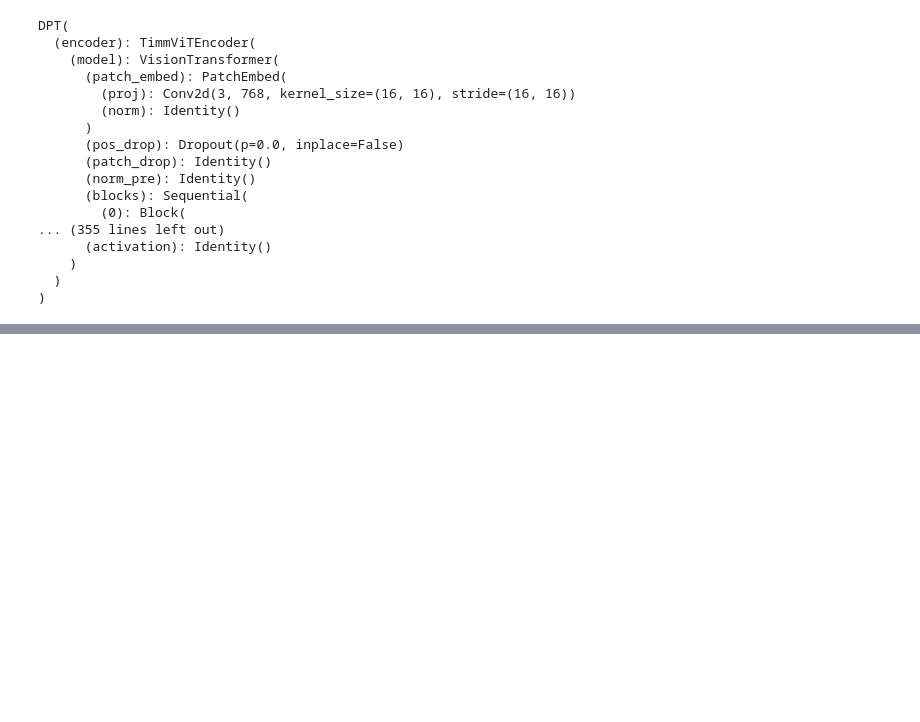
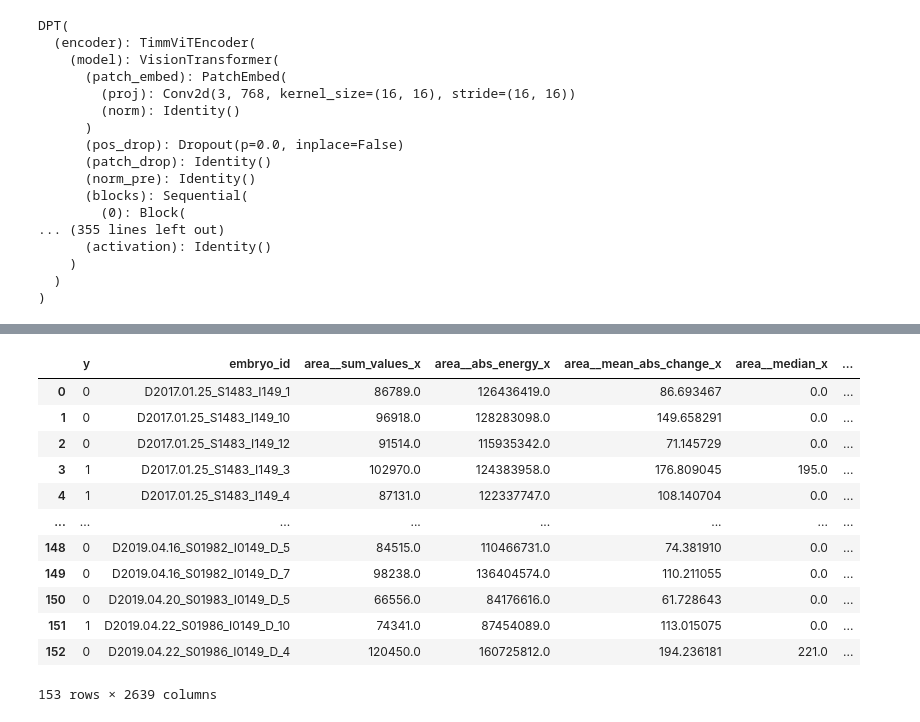
Before and after one commit to tsak1998/pronuclei_extraction, a Jupyter notebook: src/notebooks_pn/euploid_research.ipynb, the cells around one changed output, grey strips where cells are left out. Cells and saved outputs as stored; diff of their text form; code cells hidden in the pictures; blank space fills up the shorter version.

```diff
--- a/src/notebooks_pn/euploid_research.ipynb
+++ b/src/notebooks_pn/euploid_research.ipynb
@@ -418,0 +1005,16 @@ pn2_features = [extract_shape_geometry_features(msk[1]) for msk in masks]
+# %%
+with_targ
+# %% [output]
+|  | y | embryo_id | area__sum_values_x | area__abs_energy_x | area__mean_abs_change_x | area__median_x | ... |
+| 0 | 0 | D2017.01.25_S1483_I149_1 | 86789.0 | 126436419.0 | 86.693467 | 0.0 | ... |
+| 1 | 0 | D2017.01.25_S1483_I149_10 | 96918.0 | 128283098.0 | 149.658291 | 0.0 | ... |
+| 2 | 0 | D2017.01.25_S1483_I149_12 | 91514.0 | 115935342.0 | 71.145729 | 0.0 | ... |
+| 3 | 1 | D2017.01.25_S1483_I149_3 | 102970.0 | 124383958.0 | 176.809045 | 195.0 | ... |
+| 4 | 1 | D2017.01.25_S1483_I149_4 | 87131.0 | 122337747.0 | 108.140704 | 0.0 | ... |
+| ... | ... | ... | ... | ... | ... | ... | ... |
+| 148 | 0 | D2019.04.16_S01982_I0149_D_5 | 84515.0 | 110466731.0 | 74.381910 | 0.0 | ... |
+| 149 | 0 | D2019.04.16_S01982_I0149_D_7 | 98238.0 | 136404574.0 | 110.211055 | 0.0 | ... |
+| 150 | 0 | D2019.04.20_S01983_I0149_D_5 | 66556.0 | 84176616.0 | 61.728643 | 0.0 | ... |
+| 151 | 1 | D2019.04.22_S01986_I0149_D_10 | 74341.0 | 87454089.0 | 113.015075 | 0.0 | ... |
+| 152 | 0 | D2019.04.22_S01986_I0149_D_4 | 120450.0 | 160725812.0 | 194.236181 | 221.0 | ... |
+153 rows × 2639 columns
```
Also changed, not shown: parts of 58 cells of this notebook, 1 other file.
